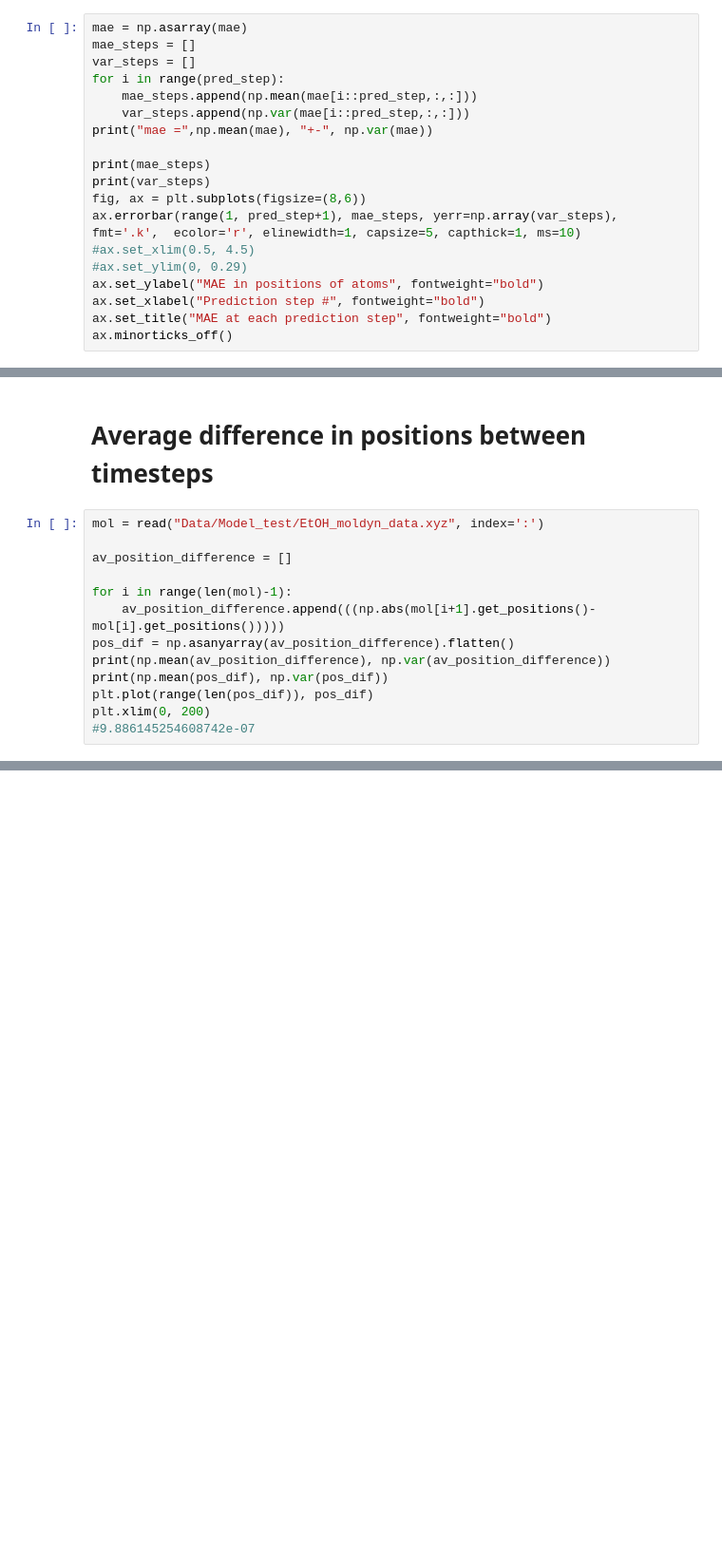
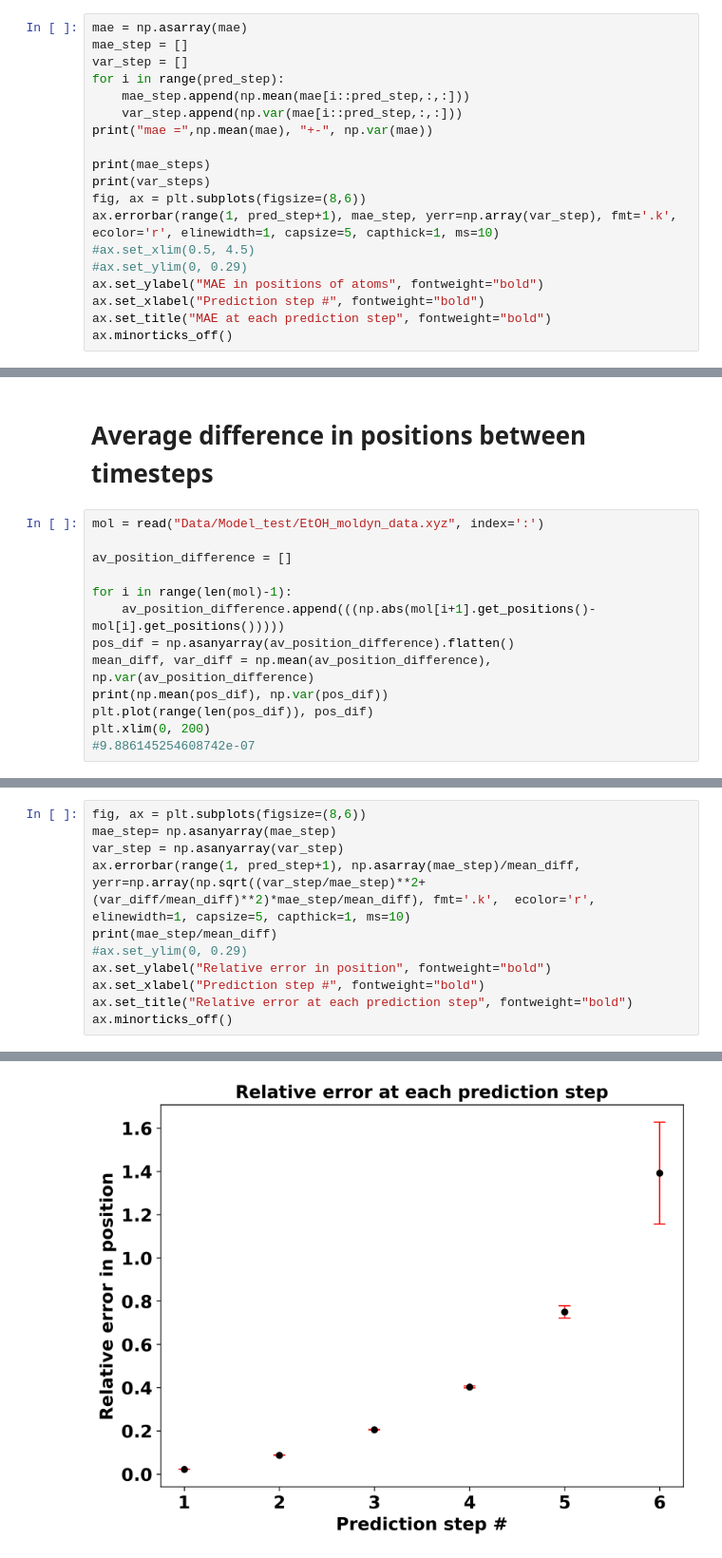
Before and after one commit to BirkDissing/Gemma_group, a Jupyter notebook: Master thesis/Code/Evaluate_models.ipynb, the cells around one changed output, grey strips where cells are left out. Shown at 95% size. Cells and saved outputs as stored; diff of their text form; blank space fills up the shorter version.

```diff
--- a/Master thesis/Code/Evaluate_models.ipynb
+++ b/Master thesis/Code/Evaluate_models.ipynb
@@ -140,17 +140,17 @@ while k < len(mol)-input-pred_step:
     k+=input+pred_step
 # %%
 mae = np.asarray(mae)
-mae_steps = []
-var_steps = []
+mae_step = []
+var_step = []
 for i in range(pred_step):
-    mae_steps.append(np.mean(mae[i::pred_step,:,:]))
-    var_steps.append(np.var(mae[i::pred_step,:,:]))
+    mae_step.append(np.mean(mae[i::pred_step,:,:]))
+    var_step.append(np.var(mae[i::pred_step,:,:]))
 print("mae =",np.mean(mae), "+-", np.var(mae))
 
 print(mae_steps)
 print(var_steps)
 fig, ax = plt.subplots(figsize=(8,6))
-ax.errorbar(range(1, pred_step+1), mae_steps, yerr=np.array(var_steps), fmt='.k',  ecolor='r', elinewidth=1, capsize=5, capthick=1, ms=10)
+ax.errorbar(range(1, pred_step+1), mae_step, yerr=np.array(var_step), fmt='.k',  ecolor='r', elinewidth=1, capsize=5, capthick=1, ms=10)
 #ax.set_xlim(0.5, 4.5)
 #ax.set_ylim(0, 0.29)
 ax.set_ylabel("MAE in positions of atoms", fontweight="bold")
@@ -200,7 +214,7 @@ av_position_difference = []
 for i in range(len(mol)-1):
     av_position_difference.append(((np.abs(mol[i+1].get_positions()-mol[i].get_positions()))))
 pos_dif = np.asanyarray(av_position_difference).flatten()
-print(np.mean(av_position_difference), np.var(av_position_difference))
+mean_diff, var_diff = np.mean(av_position_difference), np.var(av_position_difference)
 print(np.mean(pos_dif), np.var(pos_dif))
 plt.plot(range(len(pos_dif)), pos_dif)
 plt.xlim(0, 200)
@@ -211,2 +224,14 @@ plt.xlim(0, 200)
 (0.0, 200.0)
 [figure]
+# %%
+fig, ax = plt.subplots(figsize=(8,6))
+mae_step= np.asanyarray(mae_step)
+var_step = np.asanyarray(var_step)
+ax.errorbar(range(1, pred_step+1), np.asarray(mae_step)/mean_diff, yerr=np.array(np.sqrt((var_step/mae_step)**2+(var_diff/mean_diff)**2)*mae_step/mean_diff), fmt='.k',  ecolor='r', elinewidth=1, capsize=5, capthick=1, ms=10)
+print(mae_step/mean_diff)
+#ax.set_ylim(0, 0.29)
+ax.set_ylabel("Relative error in position", fontweight="bold")
+ax.set_xlabel("Prediction step #", fontweight="bold")
+ax.set_title("Relative error at each prediction step", fontweight="bold")
+ax.minorticks_off()
+# %% [output]
@@ -212,0 +239 @@ plt.xlim(0, 200)
+[figure, added]
```
Also changed, not shown: parts of 4 cells of this notebook, 2 other files.
